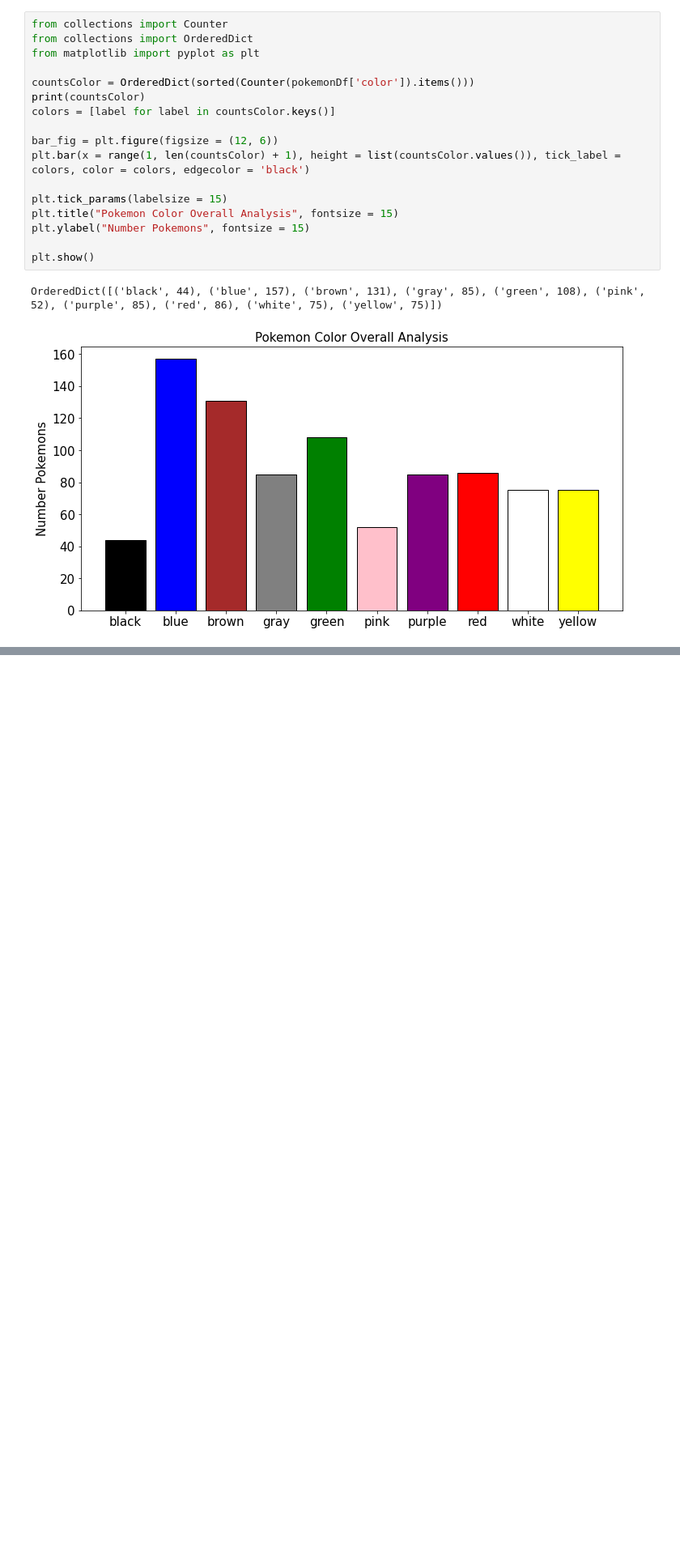
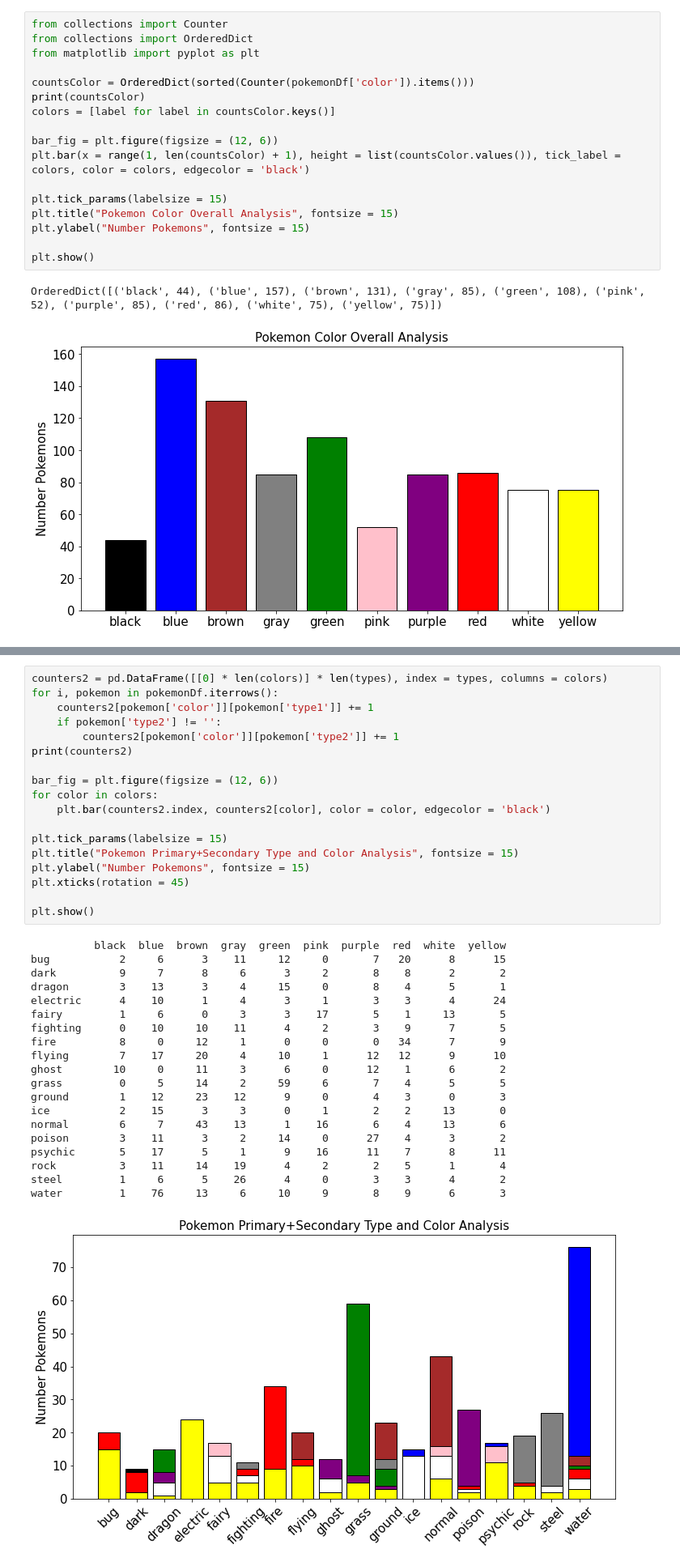
Before and after one commit to Drexel-MS-Y2-DSCI-Group-Projects/dsci521-pokemon-analysis, a Jupyter notebook: basicAnalysis/basicAnalysis.ipynb, the cells around one changed output, grey strips where cells are left out. Shown at 81% size. Saved outputs shown, nothing was run; the diff lists cells and outputs as text; blank space fills up the shorter version.

```diff
--- a/basicAnalysis/basicAnalysis.ipynb
+++ b/basicAnalysis/basicAnalysis.ipynb
@@ -147,0 +177,39 @@ water         1    93      6     7     17    14      14   11     11       5
+# %%
+counters2 = pd.DataFrame([[0] * len(colors)] * len(types), index = types, columns = colors)
+for i, pokemon in pokemonDf.iterrows():
+    counters2[pokemon['color']][pokemon['type1']] += 1
+    if pokemon['type2'] != '':
+        counters2[pokemon['color']][pokemon['type2']] += 1
+print(counters2)
+
+bar_fig = plt.figure(figsize = (12, 6))
+for color in colors:
+    plt.bar(counters2.index, counters2[color], color = color, edgecolor = 'black')
+
+plt.tick_params(labelsize = 15)
+plt.title("Pokemon Primary+Secondary Type and Color Analysis", fontsize = 15)
+plt.ylabel("Number Pokemons", fontsize = 15)
+plt.xticks(rotation = 45)
+
+plt.show()
+# %% [output]
+          black  blue  brown  gray  green  pink  purple  red  white  yellow
+bug           2     6      3    11     12     0       7   20      8      15
+dark          9     7      8     6      3     2       8    8      2       2
+dragon        3    13      3     4     15     0       8    4      5       1
+electric      4    10      1     4      3     1       3    3      4      24
+fairy         1     6      0     3      3    17       5    1     13       5
+fighting      0    10     10    11      4     2       3    9      7       5
+fire          8     0     12     1      0     0       0   34      7       9
+flying        7    17     20     4     10     1      12   12      9      10
+ghost        10     0     11     3      6     0      12    1      6       2
+grass         0     5     14     2     59     6       7    4      5       5
+ground        1    12     23    12      9     0       4    3      0       3
+ice           2    15      3     3      0     1       2    2     13       0
+normal        6     7     43    13      1    16       6    4     13       6
+poison        3    11      3     2     14     0      27    4      3       2
+psychic       5    17      5     1      9    16      11    7      8      11
+rock          3    11     14    19      4     2       2    5      1       4
+steel         1     6      5    26      4     0       3    3      4       2
+water         1    76     13     6     10     9       8    9      6       3
+[figure, added]
```
Also changed, not shown: parts of 9 cells of this notebook.
